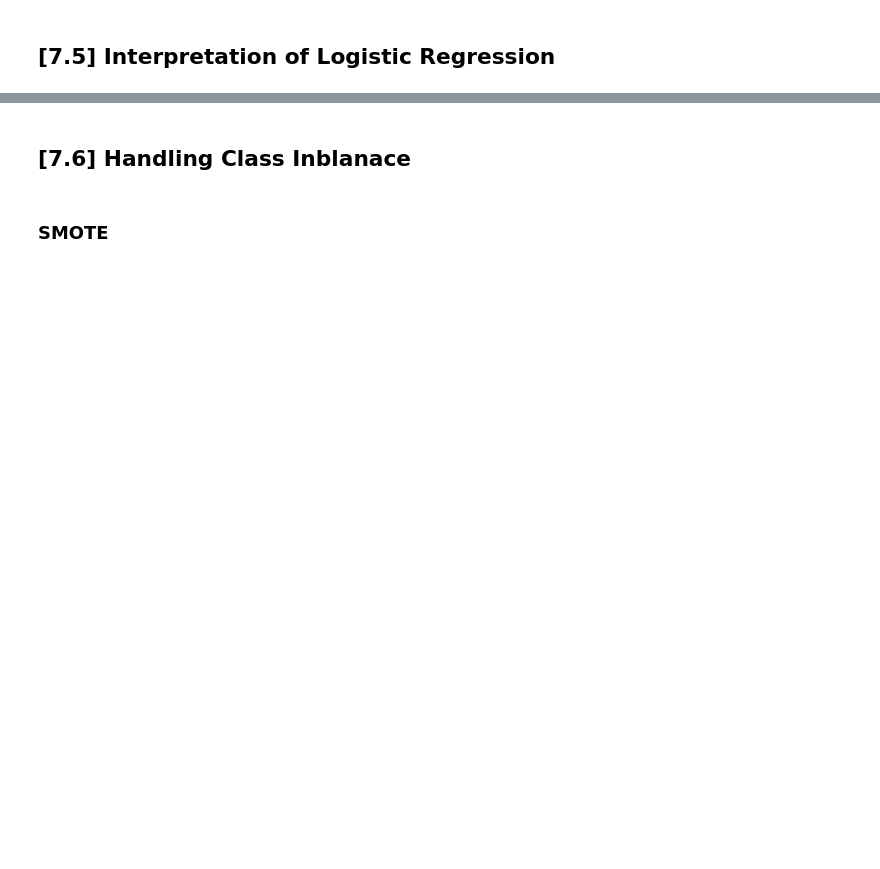
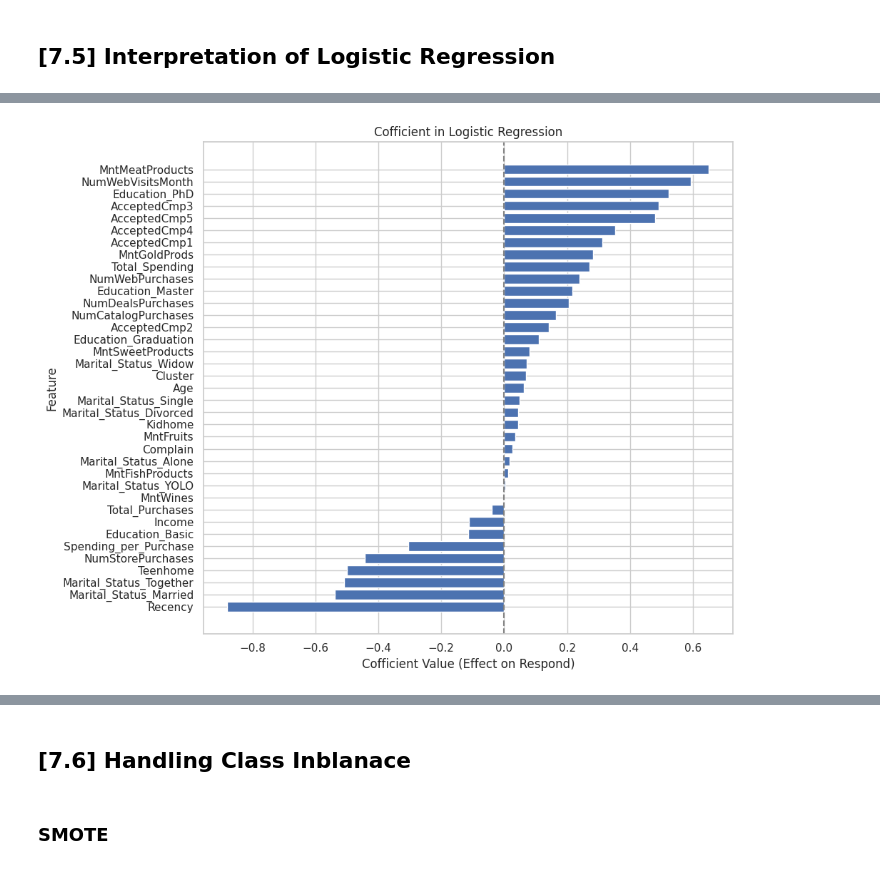
Before and after one commit to Luke-Dev-Tech/Business_intelligence_and_data-mining, a Jupyter notebook: BI_Project.ipynb, the cells around one changed output, grey strips where cells are left out. Drawn from its saved outputs; the diff is of its cells as text; code cells hidden in the pictures; blank space fills up the shorter version.

Commit message:
Logistic Regression Improved

```diff
--- a/BI_Project.ipynb
+++ b/BI_Project.ipynb
@@ -780,3 +744,8 @@ display(X)
+# %%
+X = df.drop(columns=['Year_Birth', 'Response', 'Dt_Customer'])
+X[X.select_dtypes(include='number').columns] = X.select_dtypes(include='number').fillna(X.select_dtypes(include='number').median())
+X[X.select_dtypes(include='object').columns] = X.select_dtypes(include='object').fillna(X.select_dtypes(include='object').mode().iloc[0])
+X = pd.get_dummies(X, columns=['Education', 'Marital_Status'], drop_first=True)
 # %%
 y = df['Response']
 # %% [markdown]
@@ -819,0 +837,21 @@ log_model.coef_
+# %%
+coefficients = pd.DataFrame({
+    'Feature': X.columns,
+    'Coefficient' : log_model.coef_[0]
+})
+# %%
+import matplotlib.pyplot as plt
+import numpy as np
+
+coef_sorted = coefficients.sort_values(by='Coefficient', ascending=True)
+
+plt.figure(figsize = (10,8))
+bars = plt.barh(coef_sorted['Feature'], coef_sorted['Coefficient'])
+plt.axvline(x=0, color = 'grey', linestyle='--')
+plt.title('Cofficient in Logistic Regression')
+plt.xlabel("Cofficient Value (Effect on Respond)")
+plt.ylabel("Feature")
+plt.tight_layout()
+plt.show()
+# %% [output]
+[figure, added]
```
Also changed, not shown: parts of 46 cells of this notebook.
